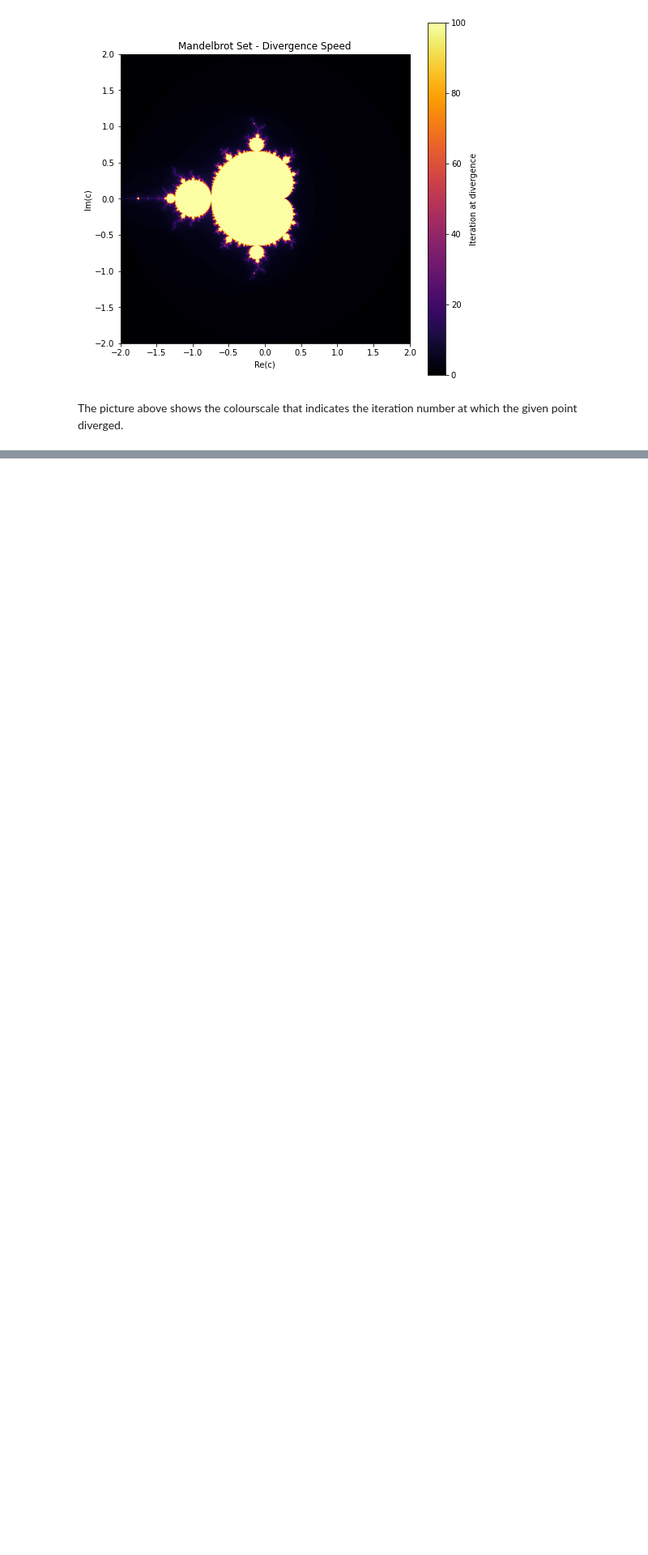
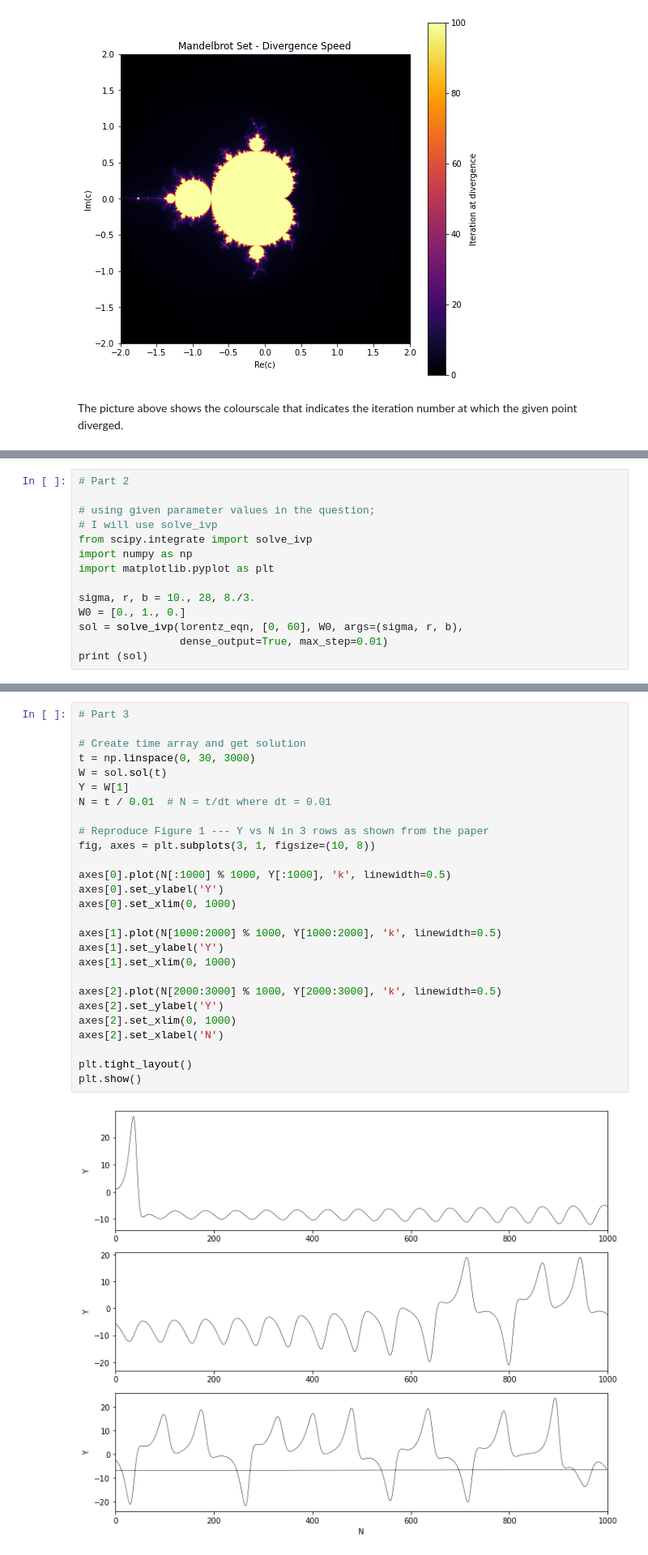
Before and after one commit to AreebaKhan112/CTA200_2025, a Jupyter notebook: assignment_3/assignment.ipynb, the cells around one changed output, grey strips where cells are left out. Shown at 81% size. Drawn from its saved outputs; the diff is of its cells as text; blank space fills up the shorter version.

Commit message:
Add question 1 and 2 solutions

```diff
--- a/assignment_3/assignment.ipynb
+++ b/assignment_3/assignment.ipynb
@@ -42,0 +72,14 @@ The picture above shows the colourscale that indicates the iteration number at w
+# %%
+# Part 2
+
+# using given parameter values in the question;
+# I will use solve_ivp
+from scipy.integrate import solve_ivp
+import numpy as np
+import matplotlib.pyplot as plt
+
+sigma, r, b = 10., 28, 8./3.
+W0 = [0., 1., 0.]
+sol = solve_ivp(lorentz_eqn, [0, 60], W0, args=(sigma, r, b),
+                dense_output=True, max_step=0.01)
+print (sol)
@@ -42,0 +104,29 @@ The picture above shows the colourscale that indicates the iteration number at w
+# %%
+# Part 3
+
+# Create time array and get solution
+t = np.linspace(0, 30, 3000)
+W = sol.sol(t)
+Y = W[1]
+N = t / 0.01  # N = t/dt where dt = 0.01
+
+# Reproduce Figure 1 --- Y vs N in 3 rows as shown from the paper
+fig, axes = plt.subplots(3, 1, figsize=(10, 8))
+
+axes[0].plot(N[:1000] % 1000, Y[:1000], 'k', linewidth=0.5)
+axes[0].set_ylabel('Y')
+axes[0].set_xlim(0, 1000)
+
+axes[1].plot(N[1000:2000] % 1000, Y[1000:2000], 'k', linewidth=0.5)
+axes[1].set_ylabel('Y')
+axes[1].set_xlim(0, 1000)
+
+axes[2].plot(N[2000:3000] % 1000, Y[2000:3000], 'k', linewidth=0.5)
+axes[2].set_ylabel('Y')
+axes[2].set_xlim(0, 1000)
+axes[2].set_xlabel('N')
+
+plt.tight_layout()
+plt.show()
+# %% [output]
+[figure, added]
```
Also changed, not shown: parts of 7 cells of this notebook.
